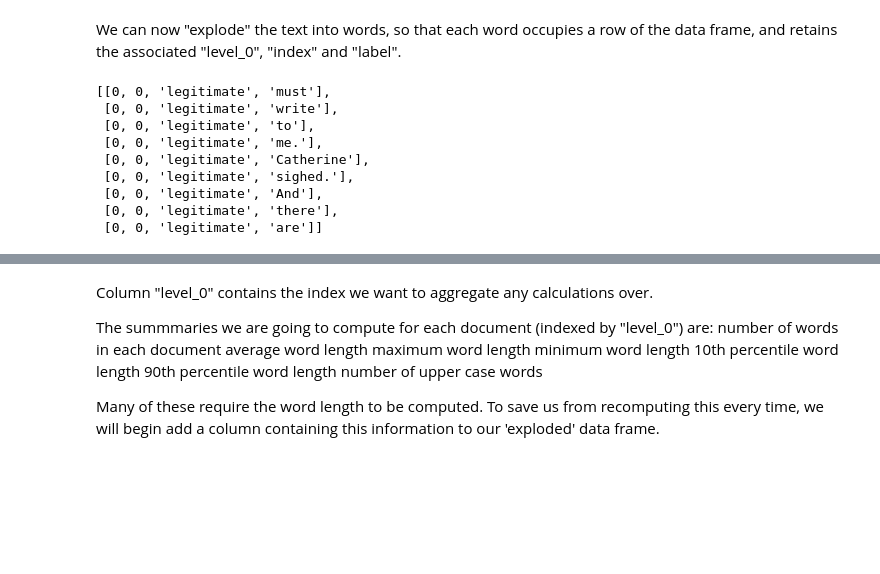
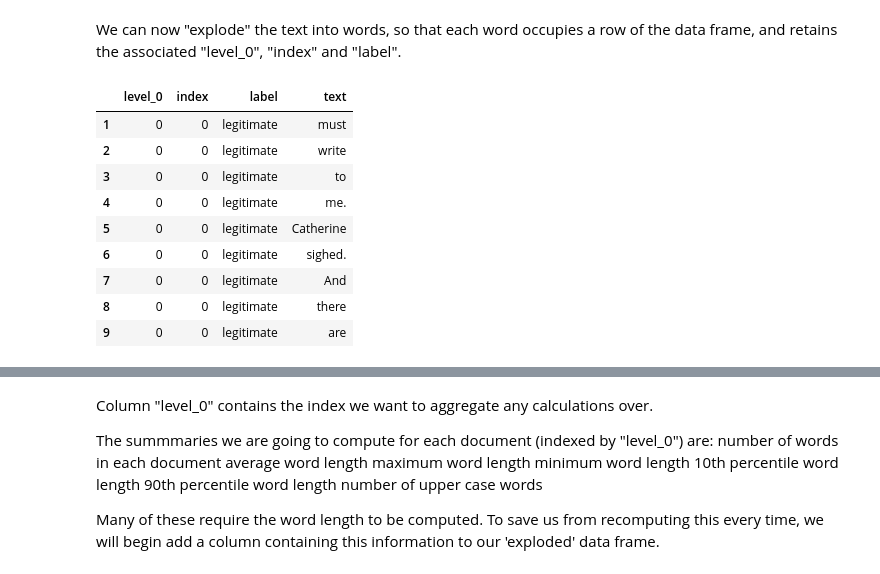
Before and after one commit to willb/openshift-ml-workflows-workshop, a Jupyter notebook: 02a-feature-engineering.ipynb, the cells around one changed output, grey strips where cells are left out. Drawn from its saved outputs; the diff is of its cells as text; code cells hidden in the pictures; blank space fills up the shorter version.

```diff
--- a/02a-feature-engineering.ipynb
+++ b/02a-feature-engineering.ipynb
@@ -47,12 +34,13 @@ _ = df.apply(lambda row: [rows.append([row['level_0'], row['index'], row['label'
 # %%
-rows[1:10]
+df_explode[1:10]
 # %% [output]
-[[0, 0, 'legitimate', 'must'],
- [0, 0, 'legitimate', 'write'],
- [0, 0, 'legitimate', 'to'],
- [0, 0, 'legitimate', 'me.'],
- [0, 0, 'legitimate', 'Catherine'],
- [0, 0, 'legitimate', 'sighed.'],
- [0, 0, 'legitimate', 'And'],
- [0, 0, 'legitimate', 'there'],
- [0, 0, 'legitimate', 'are']]
+|  | level_0 | index | label | text |
+| 1 | 0 | 0 | legitimate | must |
+| 2 | 0 | 0 | legitimate | write |
+| 3 | 0 | 0 | legitimate | to |
+| 4 | 0 | 0 | legitimate | me. |
+| 5 | 0 | 0 | legitimate | Catherine |
+| 6 | 0 | 0 | legitimate | sighed. |
+| 7 | 0 | 0 | legitimate | And |
+| 8 | 0 | 0 | legitimate | there |
+| 9 | 0 | 0 | legitimate | are |
```
Also changed, not shown: parts of 22 cells of this notebook.
